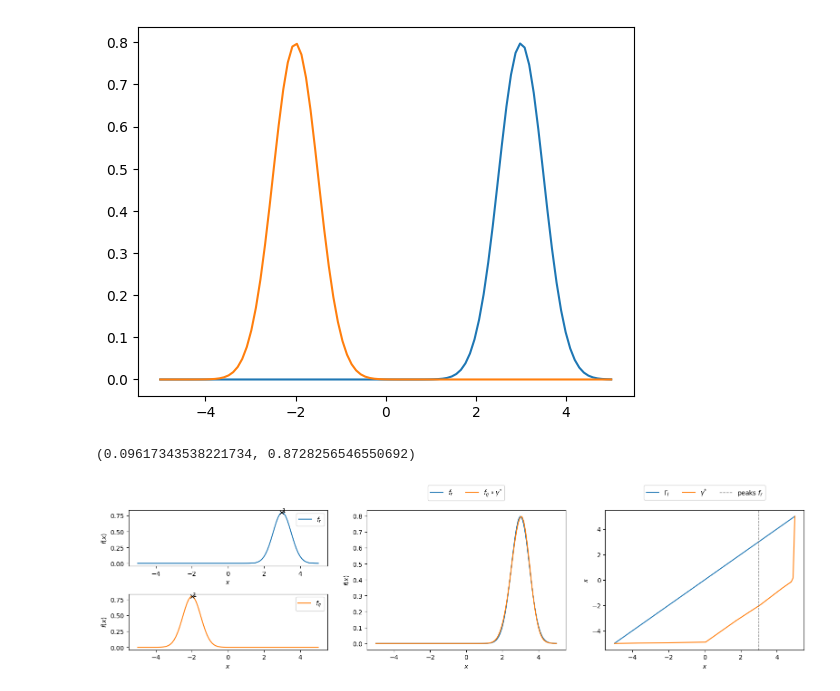
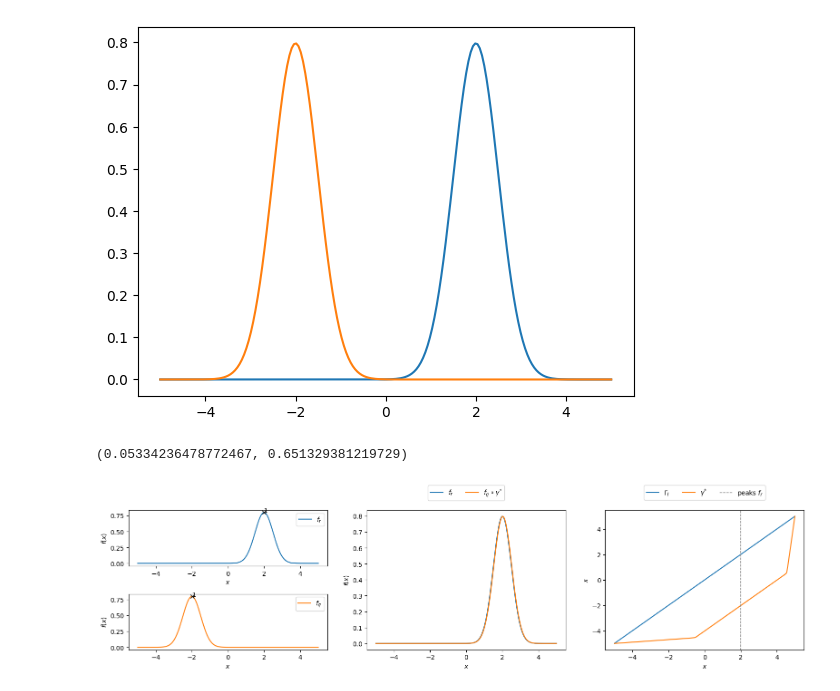
Before and after one commit to kiranvad/Amplitude-Phase-Distance, a Jupyter notebook: example.ipynb, the cells around one changed output. Drawn from its saved outputs; the diff is of its cells as text; code cells hidden in the pictures.

```diff
--- a/example.ipynb
+++ b/example.ipynb
@@ -5,7 +8,7 @@
 import numpy as np
 import matplotlib.pyplot as plt
 # %%
-N_SAMPLES = 100
+N_SAMPLES = 200
 lambda_ = np.linspace(-5,5,num=N_SAMPLES)
 
 def gaussian(mu,sig):
@@ -13,27 +16,27 @@ def gaussian(mu,sig):
     return scale*np.exp(-np.power(lambda_ - mu, 2.) / (2 * np.power(sig, 2.)))
 # %%
 fig, ax = plt.subplots()
-f_ref = gaussian(3,0.5)
+f_ref = gaussian(2,0.5)
 f_query = gaussian(-2,0.5)
 ax.plot(lambda_, f_ref)
 ax.plot(lambda_, f_query)
 plt.show()
 # %% [output]
-[figure, old version]
+[figure, new version]
 # %%
 from apdist import AmplitudePhaseDistance as dist
 
-optim_kwargs = {"optim":"DP", "grid_dim":60}
-dist(lambda_, f_ref, f_query, **optim_kwargs)
+optim_kwargs = {"optim":"DP", "grid_dim":10}
+t = (lambda_-max(lambda_))/(max(lambda_)-min(lambda_))
+dist(t, f_ref, f_query, **optim_kwargs)
 # %% [output]
-(0.09617343538221734, 0.8728256546550692)
+(0.05334236478772467, 0.651329381219729)
 # %%
 # Plot warped functions and gamma
 from apdist import plot_warping
 from apdist import SquareRootSlopeFramework as SRSF
 
 # for SRSF representation, we map the domain into [0,1]
-t = (lambda_-max(lambda_))/(max(lambda_)-min(lambda_))
 srsf = SRSF(t)
 q_ref = srsf.to_srsf(f_ref)
 q_query = srsf.to_srsf(f_query)
@@ -42,4 +45,4 @@ f_query_gamma = srsf.warp_f_gamma(f_query, gamma)
 plot_warping(lambda_, f_ref, f_query, f_query_gamma, gamma)
 plt.show()
 # %% [output]
-[figure, old version]
+[figure, new version]
```
Also changed, not shown: parts of 1 cell of this notebook, 3 other files.
